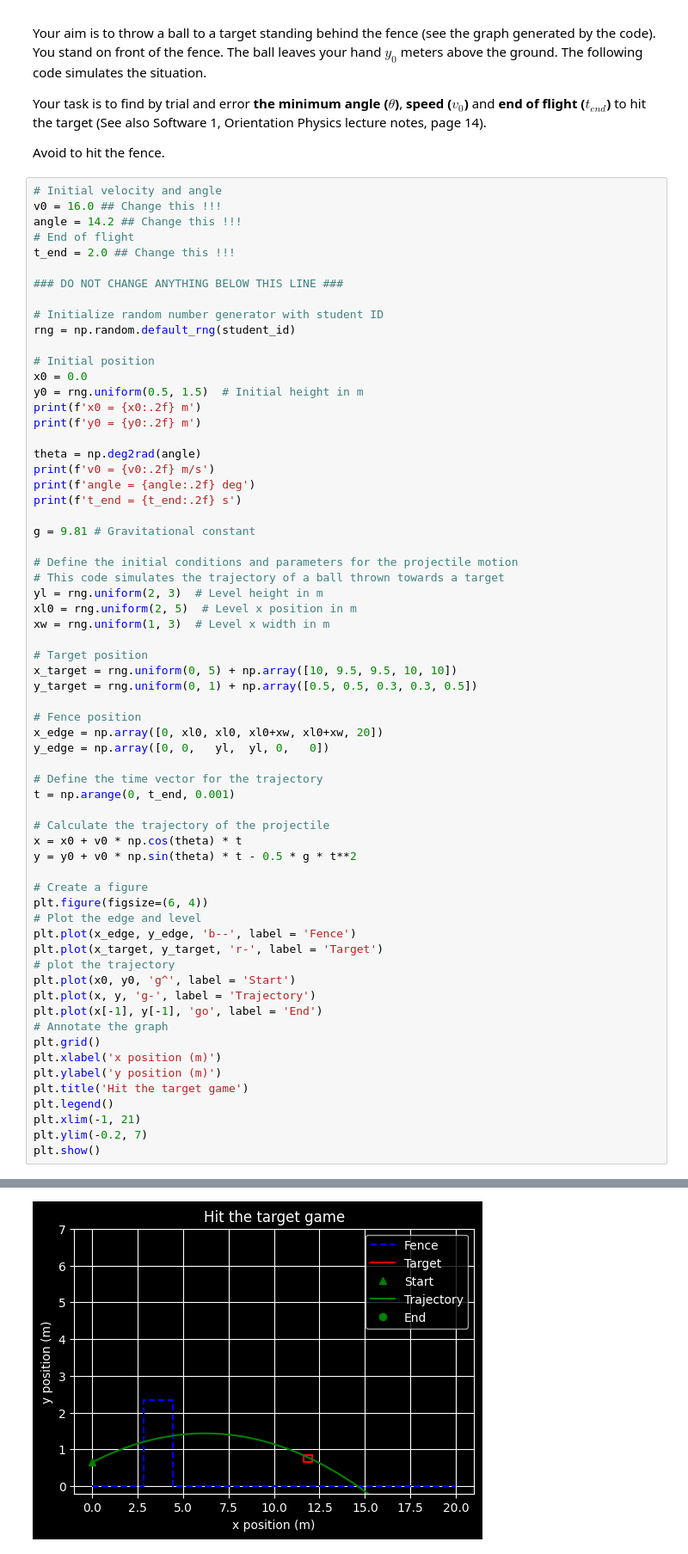
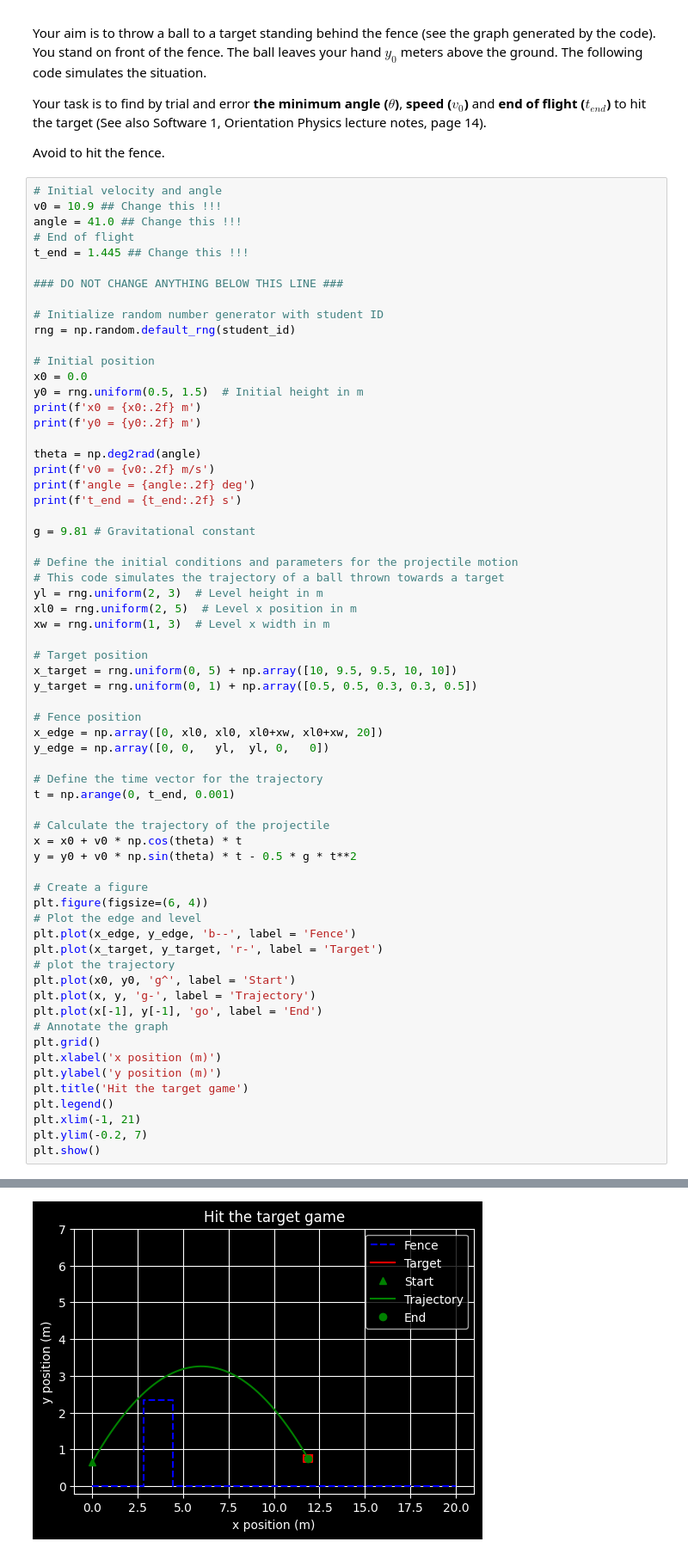
Before and after one commit to yehorbe/MathematicsPythonLabs, a Jupyter notebook: Lab 05 My solutions.ipynb, the cells around one changed output, grey strips where cells are left out. Shown at 86% size. Saved outputs shown, nothing was run; the diff lists cells and outputs as text.

```diff
--- a/Lab 05 My solutions.ipynb
+++ b/Lab 05 My solutions.ipynb
@@ -83,10 +83,10 @@ Your task is to find by trial and error **the minimum angle ($\theta$)**, **spee
 Avoid to hit the fence.
 # %%
 # Initial velocity and angle
-v0 = 16.0 ## Change this !!!
-angle = 14.2 ## Change this !!!
+v0 = 10.9 ## Change this !!!
+angle = 41.0 ## Change this !!!
 # End of flight
-t_end = 2.0 ## Change this !!!
+t_end = 1.445 ## Change this !!!
 
 ### DO NOT CHANGE ANYTHING BELOW THIS LINE ###
 
@@ -154 +154 @@ t_end = 2.00 s
-[figure, old version]
+[figure, new version]
```
Also changed, not shown: parts of 1 cell of this notebook.
